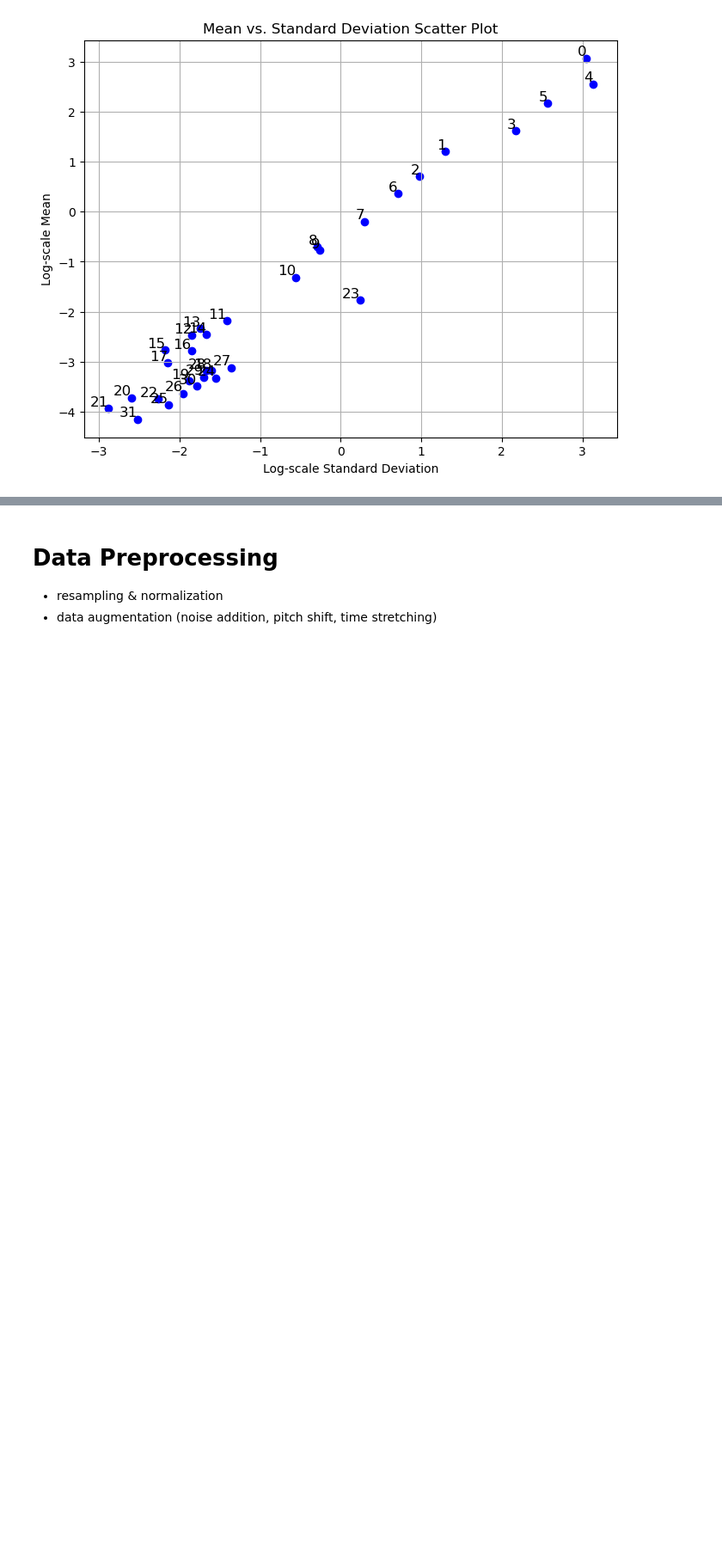
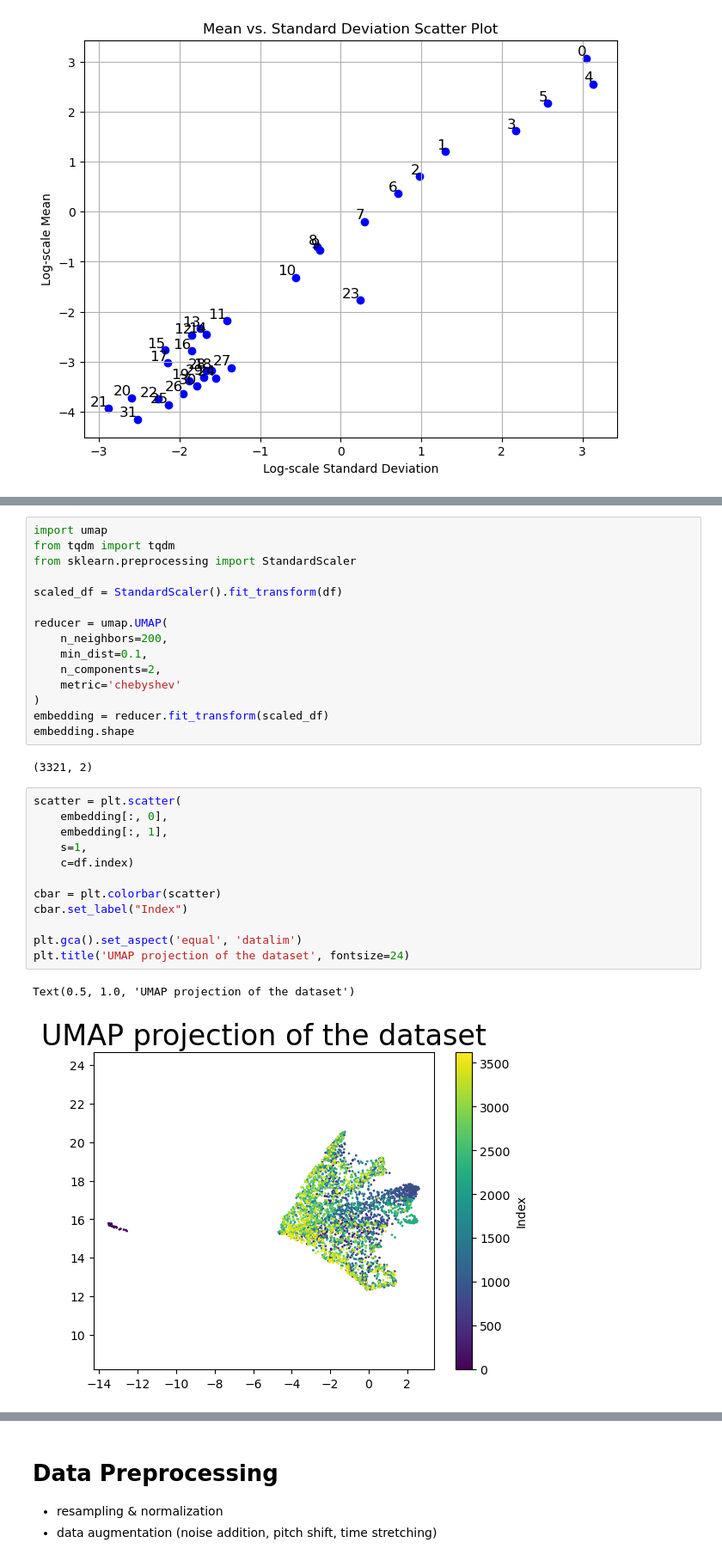
Before and after one commit to quercia-dev/birdclef2025, a Jupyter notebook: 01_Exploratory.ipynb, the cells around one changed output, grey strips where cells are left out. Shown: that part at 86% size. Cells and saved outputs as stored; diff of their text form; blank space fills up the shorter version.

```diff
--- a/01_Exploratory.ipynb
+++ b/01_Exploratory.ipynb
@@ -164,0 +190,32 @@ plot_mean_std(df[df.columns], True)
+# %%
+import umap
+from tqdm import tqdm
+from sklearn.preprocessing import StandardScaler
+
+scaled_df = StandardScaler().fit_transform(df)
+
+reducer = umap.UMAP(
+    n_neighbors=200,
+    min_dist=0.1,
+    n_components=2,
+    metric='chebyshev'
+)
+embedding = reducer.fit_transform(scaled_df)
+embedding.shape
+# %% [output]
+(3321, 2)
+# %%
+scatter = plt.scatter(
+    embedding[:, 0],
+    embedding[:, 1],
+    s=1,
+    c=df.index)
+
+cbar = plt.colorbar(scatter)
+cbar.set_label("Index")
+
+plt.gca().set_aspect('equal', 'datalim')
+plt.title('UMAP projection of the dataset', fontsize=24)
+# %% [output]
+Text(0.5, 1.0, 'UMAP projection of the dataset')
+[figure, added]
```
Also changed, not shown: parts of 10 cells of this notebook.
